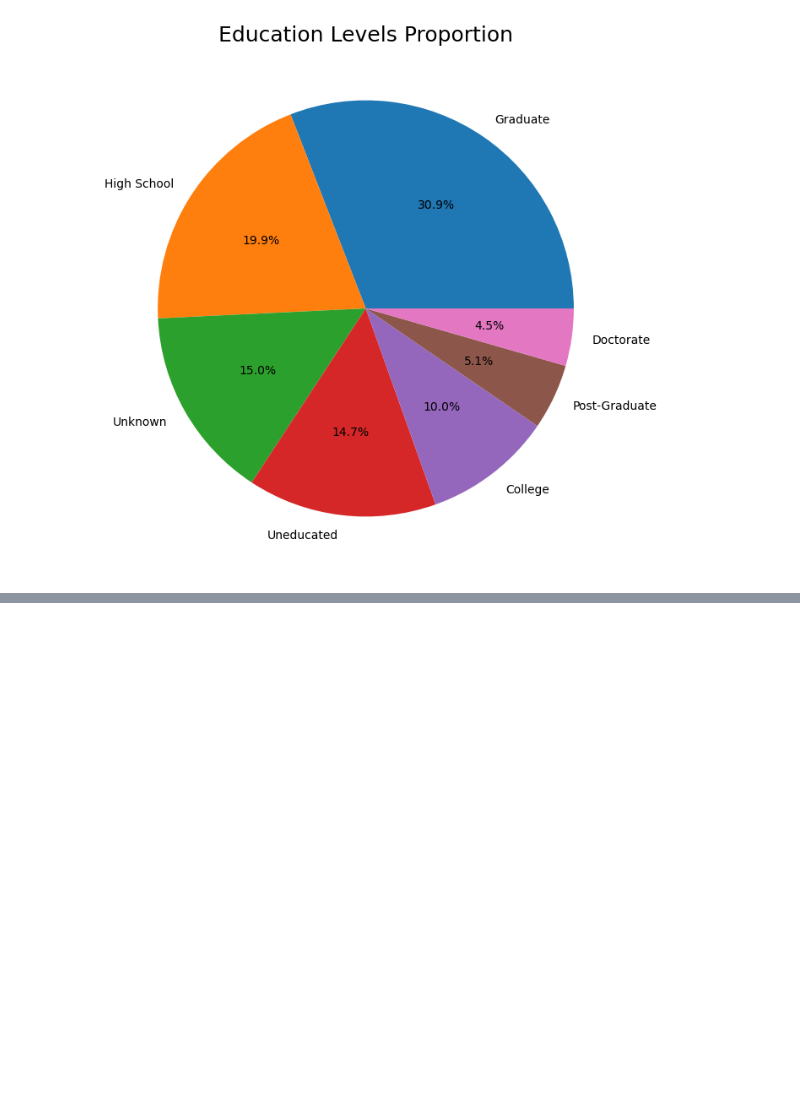
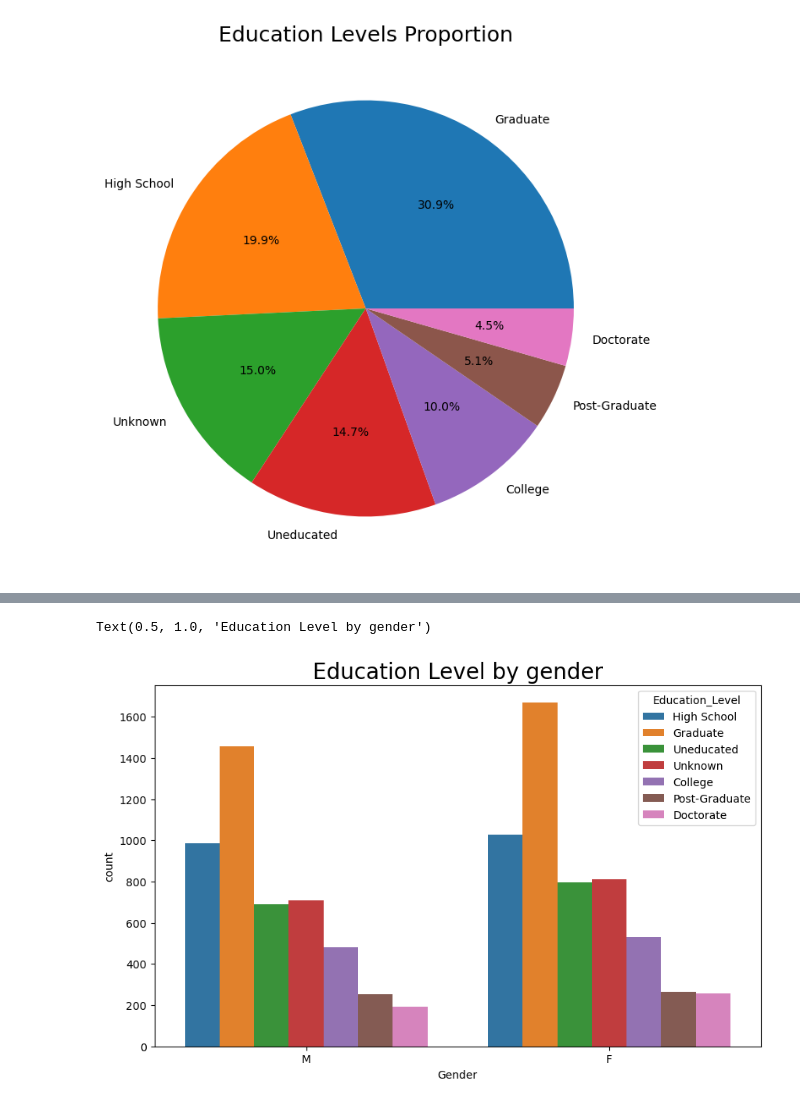
Before and after one commit to xlivia/project-1-group-22, a Jupyter notebook: Credit Card Approval.ipynb, the cells around one changed output, grey strips where cells are left out. Cells and saved outputs as stored; diff of their text form; code cells hidden in the pictures; blank space fills up the shorter version.

```diff
--- a/Credit Card Approval.ipynb
+++ b/Credit Card Approval.ipynb
@@ -72,0 +88,7 @@ plt.show()
+# %%
+plt.figure(figsize=(10,6))
+sns.countplot(x='Gender', hue='Education_Level', data=df)
+plt.title('Education Level by gender', fontsize=20)
+# %% [output]
+Text(0.5, 1.0, 'Education Level by gender')
+[figure, added]
```
Also changed, not shown: parts of 5 cells of this notebook.
